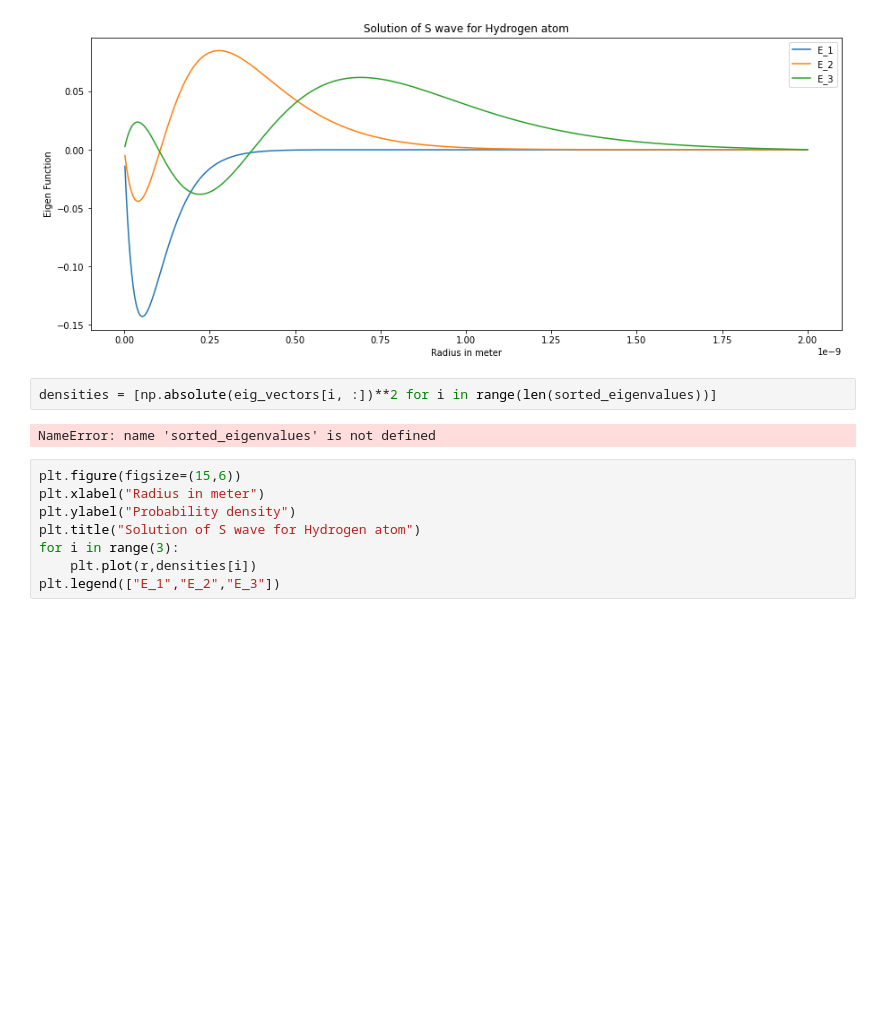
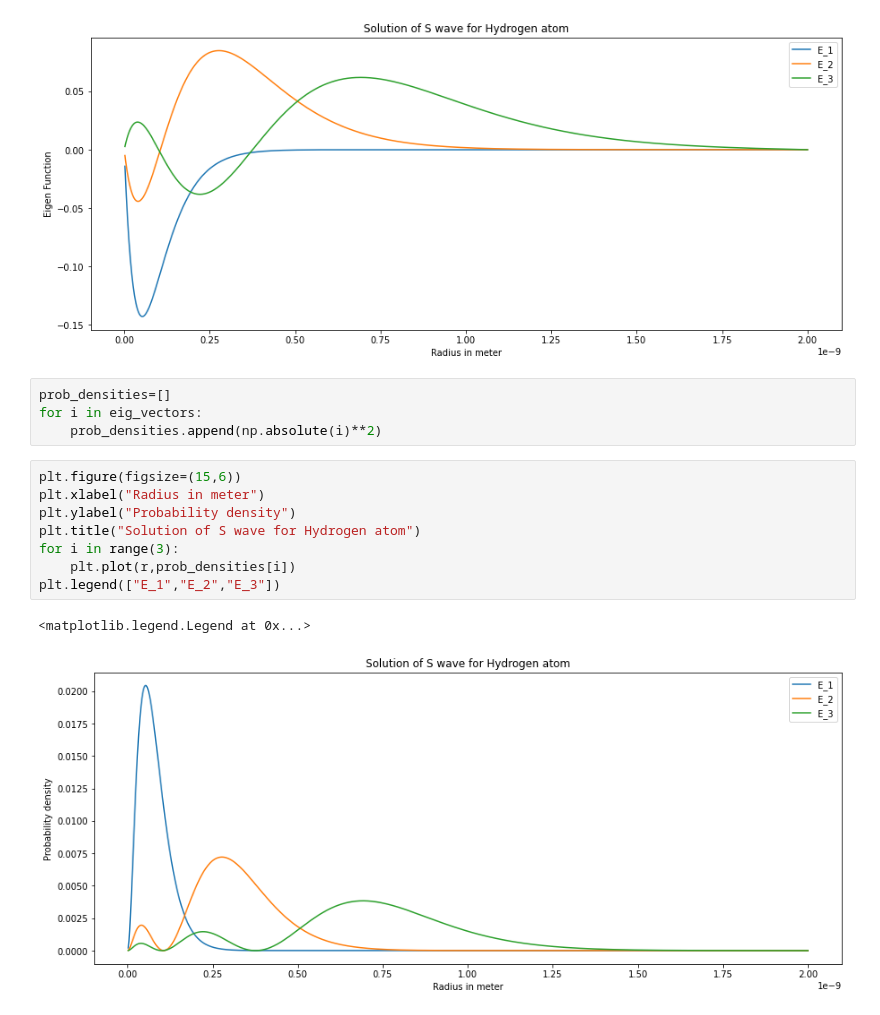
Before and after one commit to bhawanishankar321/vikash-student-physics, a Jupyter notebook: solution_hydrogen_atom.ipynb, the cells around one changed output. Saved outputs shown, nothing was run; the diff lists cells and outputs as text; blank space fills up the shorter version.

```diff
--- a/solution_hydrogen_atom.ipynb
+++ b/solution_hydrogen_atom.ipynb
@@ -105,14 +105,17 @@ plt.legend(["E_1","E_2","E_3"])
 <matplotlib.legend.Legend at 0x...>
 [figure]
 # %%
-densities = [np.absolute(eig_vectors[i, :])**2 for i in range(len(sorted_eigenvalues))]
+prob_densities=[]
+for i in eig_vectors:
+    prob_densities.append(np.absolute(i)**2)
-# %% [output]
-NameError: name 'sorted_eigenvalues' is not defined
 # %%
 plt.figure(figsize=(15,6))
 plt.xlabel("Radius in meter")
 plt.ylabel("Probability density")
 plt.title("Solution of S wave for Hydrogen atom")
 for i in range(3):
-    plt.plot(r,densities[i])
+    plt.plot(r,prob_densities[i])
 plt.legend(["E_1","E_2","E_3"])
+# %% [output]
+<matplotlib.legend.Legend at 0x...>
+[figure, added]
```
